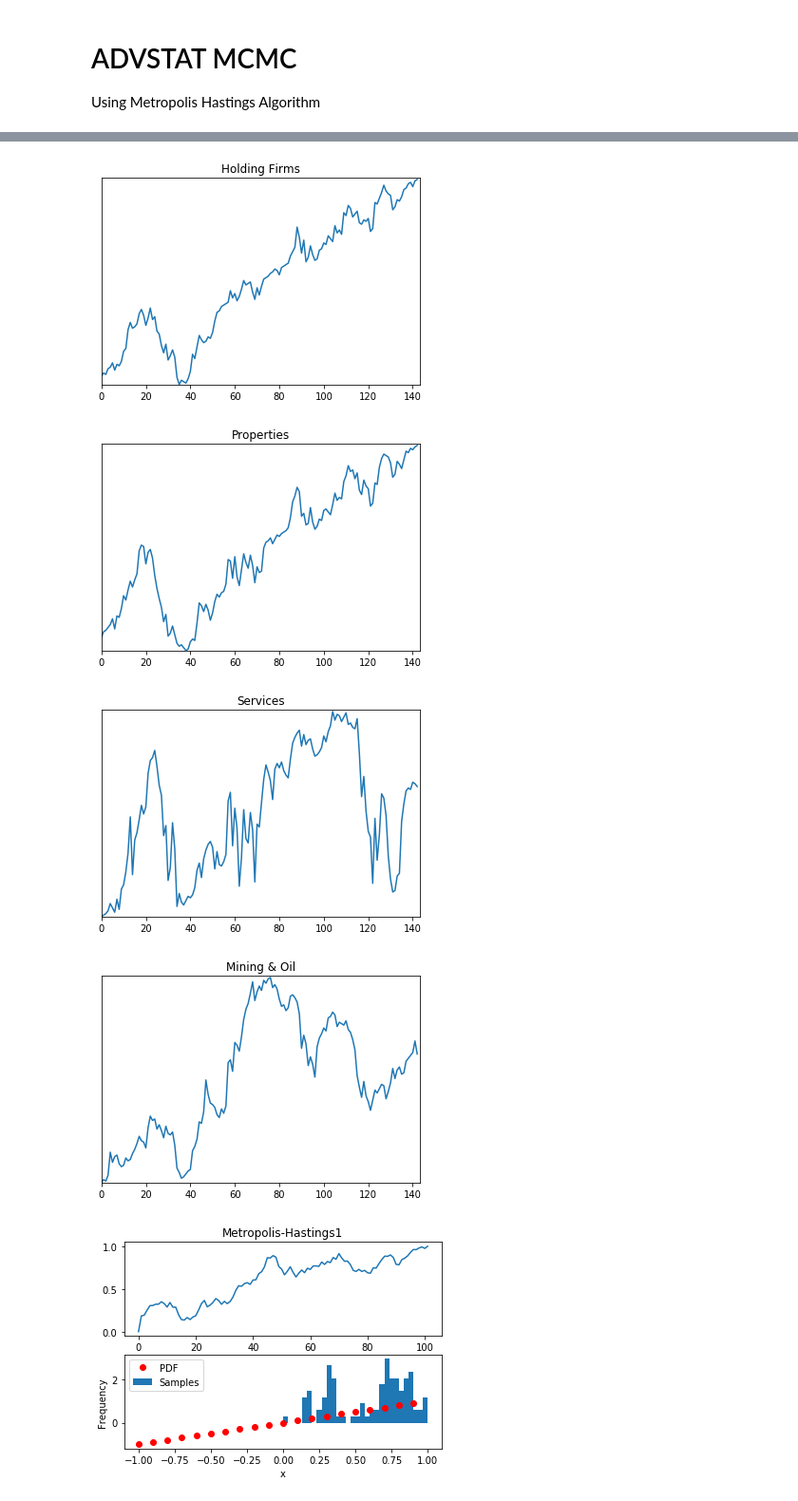
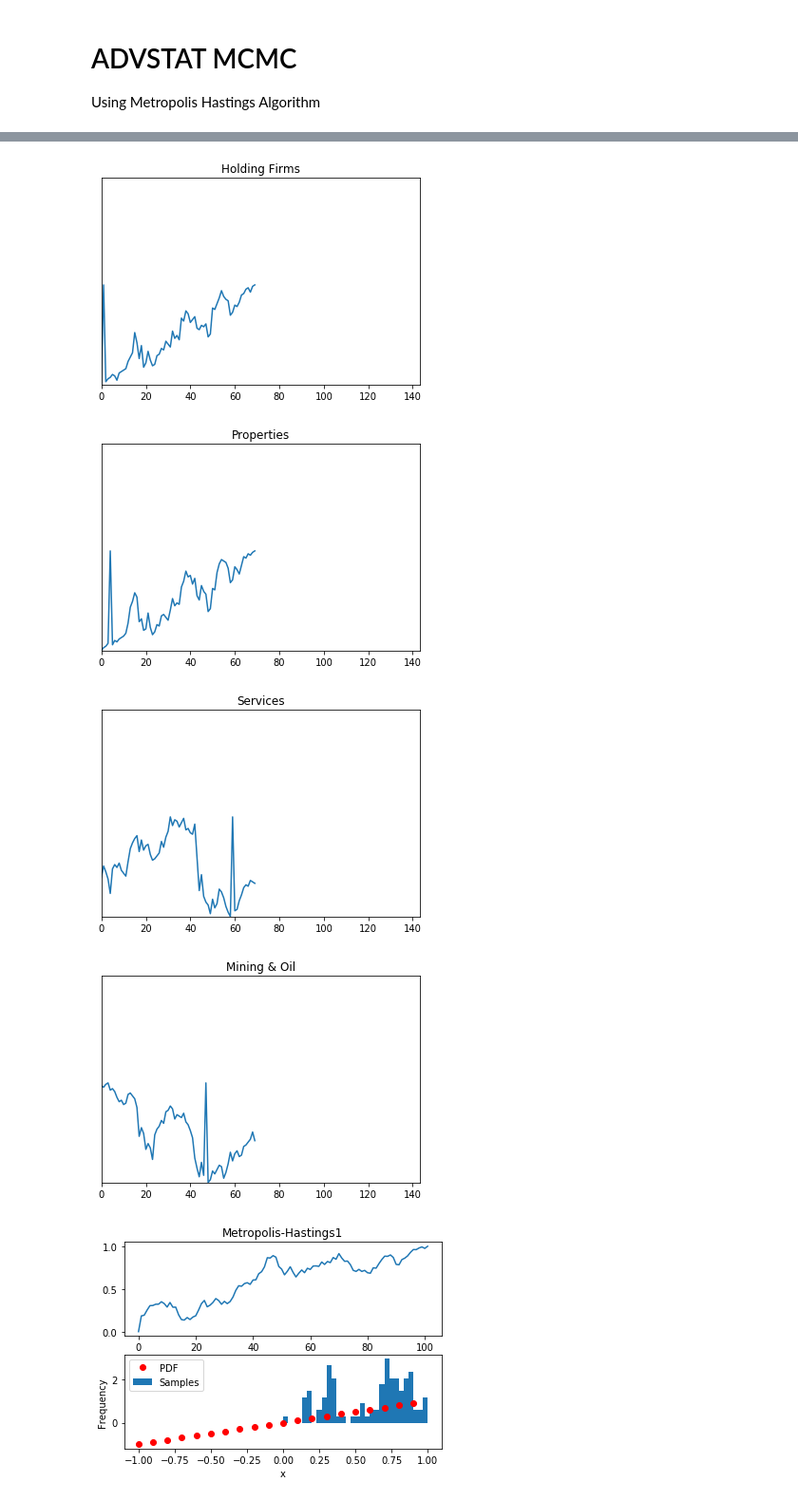
Before and after one commit to DwardTiro/ADVSTAT_MCMC, a Jupyter notebook: ADVSTAT MCMC.ipynb, the cells around one changed output, grey strips where cells are left out. Shown at 95% size. Cells and saved outputs as stored; diff of their text form; code cells hidden in the pictures.

Commit message:
Now loads normalizedcsvcurrent.csv

```diff
--- a/ADVSTAT MCMC.ipynb
+++ b/ADVSTAT MCMC.ipynb
@@ -24,7 +24,7 @@ minoil = []
 xaxis = []
 xnum = 0
 data = [1, 2, 3, 4, 5, 6, 7, 8, 9, 10]
-with open('stock.csv') as csvfile:
+with open('normalizedcsvcurrent.csv') as csvfile:
     readCSV = csv.reader(csvfile, delimiter=',')
     for row in readCSV:
         financials.append(row[0])
@@ -84,7 +84,7 @@ alldata.append(holfirms)
-[figure, old version]
+[figure, new version]
-[figure, old version]
+[figure, new version]
-[figure, old version]
+[figure, new version]
-[figure, old version]
+[figure, new version]
 # %%
 #this is for theta for metropolis hasting, check video for more info
 oldtheta = np.random.normal(0.5, 0.1, 1)
```
Also changed, not shown: parts of 1 cell of this notebook.
